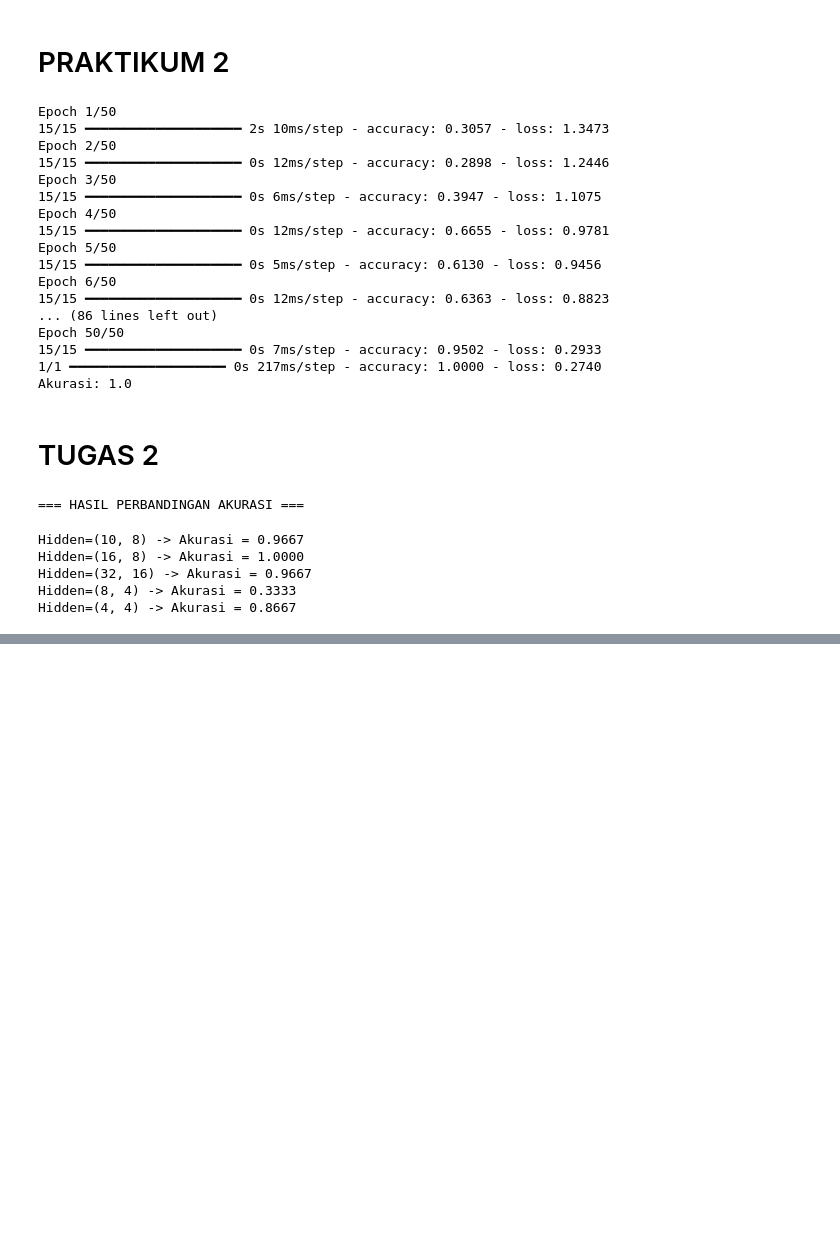
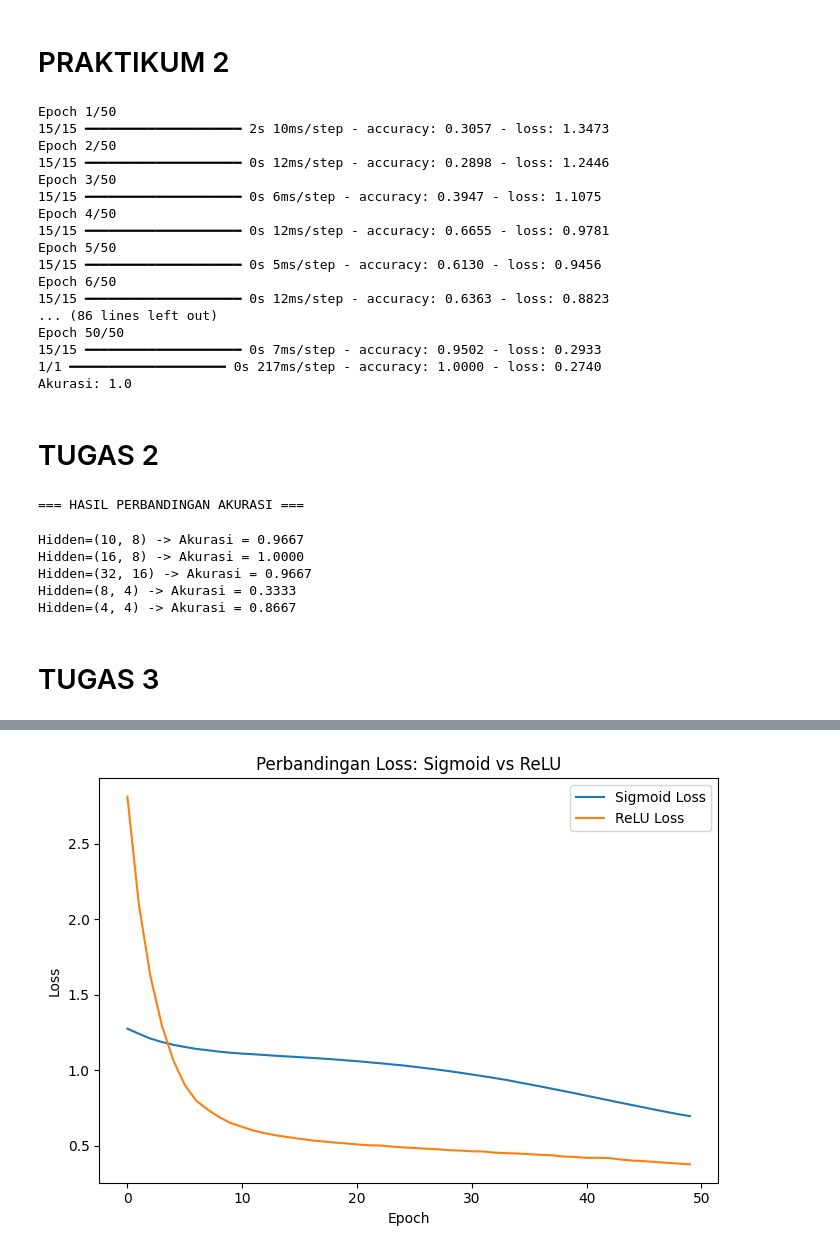
Before and after one commit to marsyaaurel08/Machine_Learning_Ganjil25_15, a Jupyter notebook: JS13_ANN_MARSYA_AURELIA_S.ipynb, the cells around one changed output, grey strips where cells are left out. Cells and saved outputs as stored; diff of their text form; code cells hidden in the pictures; blank space fills up the shorter version.

Commit message:
Marsya_JS13_Praktikum 2_Tugas 3

```diff
--- a/JS13_ANN_MARSYA_AURELIA_S.ipynb
+++ b/JS13_ANN_MARSYA_AURELIA_S.ipynb
@@ -434,3 +434,73 @@ Hidden=(16, 8) -> Akurasi = 1.0000
 Hidden=(32, 16) -> Akurasi = 0.9667
 Hidden=(8, 4) -> Akurasi = 0.3333
 Hidden=(4, 4) -> Akurasi = 0.8667
+# %% [markdown]
+# TUGAS 3
+# %%
+# Bandingkan Sigmoid vs ReLU
+# Catat perbedaan loss dan akurasi
+
+from sklearn.datasets import load_iris
+from sklearn.model_selection import train_test_split
+from sklearn.preprocessing import OneHotEncoder
+import tensorflow as tf
+import numpy as np
+
+# Load dataset
+iris = load_iris()
+X = iris.data
+y = iris.target.reshape(-1, 1)
+
+# One-hot encoding
+encoder = OneHotEncoder(sparse_output=False)
+y = encoder.fit_transform(y)
+
+# Split data
+X_train, X_test, y_train, y_test = train_test_split(
+    X, y, test_size=0.2, random_state=42
+)
+
+# Fungsi untuk melatih model dgn aktivasi tertentu
+def run_model(activation):
+    model = tf.keras.Sequential([
+        tf.keras.layers.Dense(10, activation=activation, input_shape=(4,)),
+        tf.keras.layers.Dense(8, activation=activation),
+        tf.keras.layers.Dense(3, activation='softmax')
+    ])
+
+    model.compile(
+        optimizer='adam',
+        loss='categorical_crossentropy',
+        metrics=['accuracy']
+    )
+
+    history = model.fit(
+        X_train, y_train,
+        epochs=50, batch_size=8, verbose=0
+    )
+
+    loss, acc = model.evaluate(X_test, y_test, verbose=0)
+    return history, loss, acc
+
+# Jalankan kedua model
+history_sig, loss_sig, acc_sig = run_model("sigmoid")
+history_relu, loss_relu, acc_relu = run_model("relu")
+
+# Print hasil
+print("=== HASIL PERBANDINGAN ===")
+print(f"Sigmoid -> Loss: {loss_sig:.4f}, Akurasi: {acc_sig:.4f}")
+print(f"ReLU    -> Loss: {loss_relu:.4f}, Akurasi: {acc_relu:.4f}")
+
+# Visualisasi loss
+import matplotlib.pyplot as plt
+
+plt.figure(figsize=(7,5))
+plt.plot(history_sig.history["loss"], label="Sigmoid Loss")
+plt.plot(history_relu.history["loss"], label="ReLU Loss")
+plt.xlabel("Epoch")
+plt.ylabel("Loss")
+plt.title("Perbandingan Loss: Sigmoid vs ReLU")
+plt.legend()
+plt.tight_layout()
+plt.show()
+# %% [output]
@@ -436,0 +510 @@ Hidden=(4, 4) -> Akurasi = 0.8667
+[figure, added]
```
Also changed, not shown: parts of 1 cell of this notebook.
